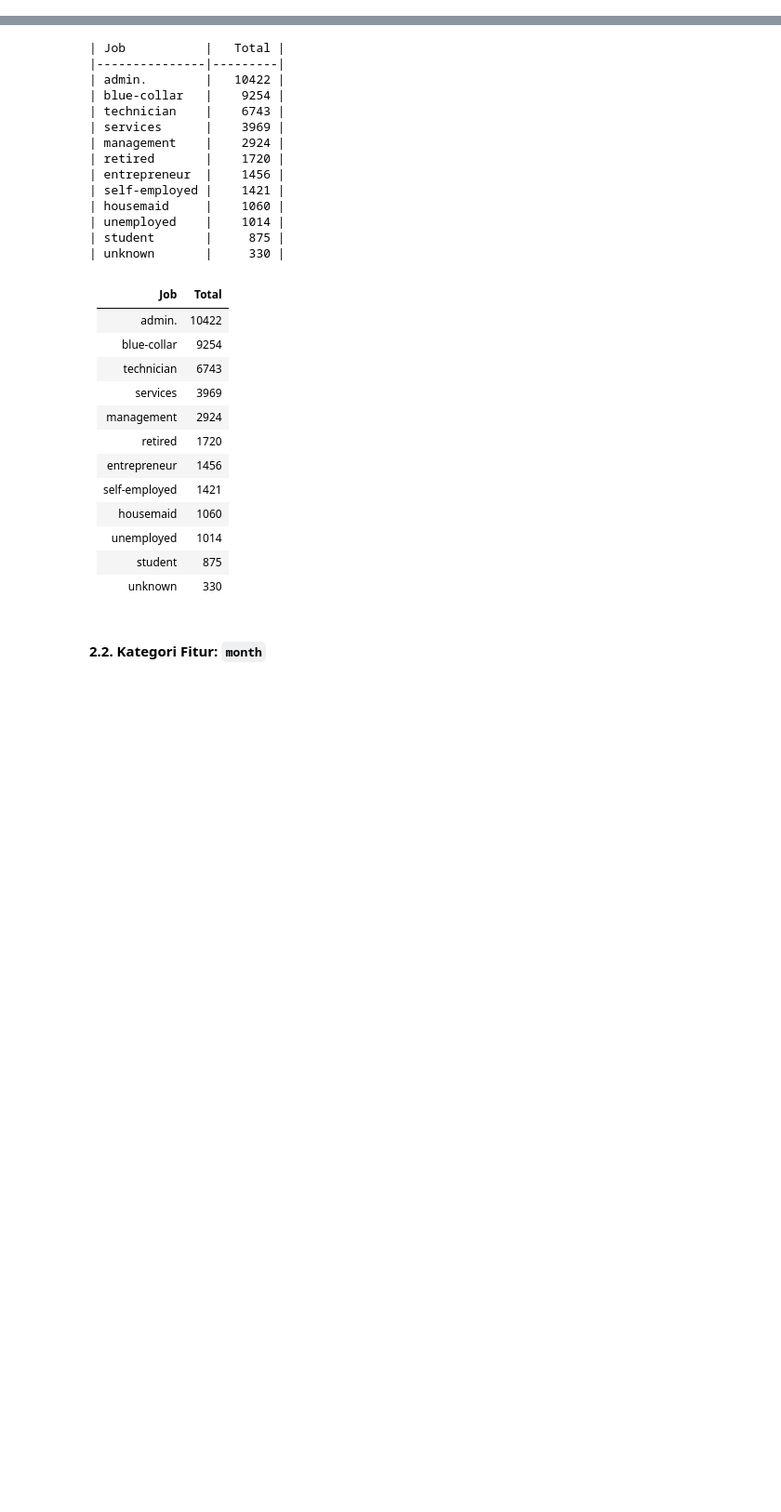
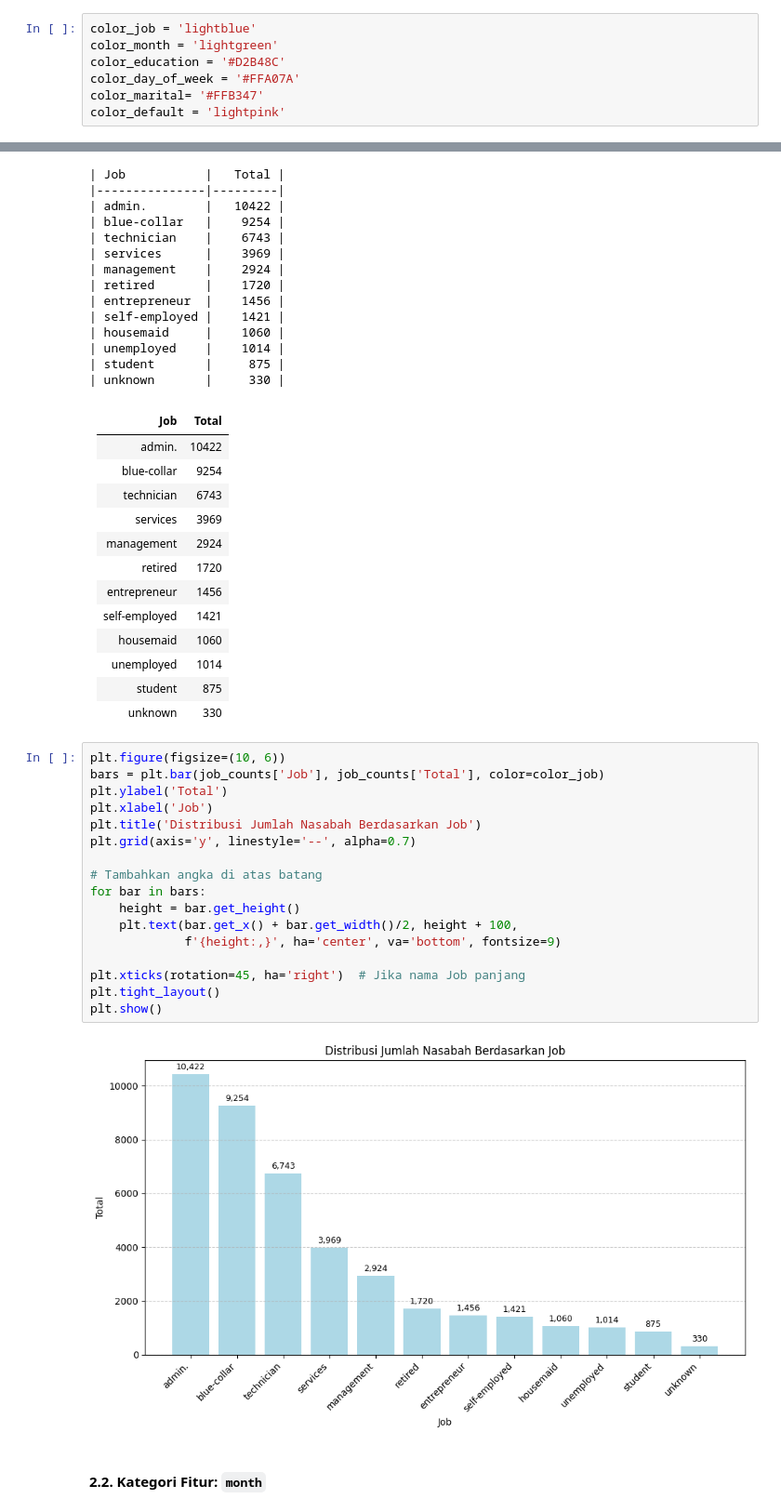
Before and after one commit to purbaronny/prwdhk-ds-group-final, a Jupyter notebook: src/main.ipynb, the cells around one changed output, grey strips where cells are left out. Shown at 93% size. Saved outputs shown, nothing was run; the diff lists cells and outputs as text; blank space fills up the shorter version.

```diff
--- a/src/main.ipynb
+++ b/src/main.ipynb
@@ -65,4 +66,11 @@ import pandas as pd
 from tabulate import tabulate
+# %%
+color_job = 'lightblue'
+color_month = 'lightgreen'
+color_education = '#D2B48C'
+color_day_of_week = '#FFA07A'
+color_marital= '#FFB347'
+color_default = 'lightpink'
 # %%
 file_path = "../data/bank-additional-full.csv"
 df = pd.read_csv(file_path, sep=';')
@@ -219,6 +225,25 @@ print(tabulate(job_counts, headers='keys', tablefmt='github', showindex=False))
 | unemployed    |    1014 |
 | student       |     875 |
 | unknown       |     330 |
+# %%
+plt.figure(figsize=(10, 6))
+bars = plt.bar(job_counts['Job'], job_counts['Total'], color=color_job)
+plt.ylabel('Total')
+plt.xlabel('Job')
+plt.title('Distribusi Jumlah Nasabah Berdasarkan Job')
+plt.grid(axis='y', linestyle='--', alpha=0.7)
+
+# Tambahkan angka di atas batang
+for bar in bars:
+    height = bar.get_height()
+    plt.text(bar.get_x() + bar.get_width()/2, height + 100,
+             f'{height:,}', ha='center', va='bottom', fontsize=9)
+
+plt.xticks(rotation=45, ha='right')  # Jika nama Job panjang
+plt.tight_layout()
+plt.show()
+# %% [output]
+[figure, added]
 # %% [markdown]
 #### **2.2. Kategori Fitur: `month`**
 # %%
```
Also changed, not shown: parts of 8 cells of this notebook.
